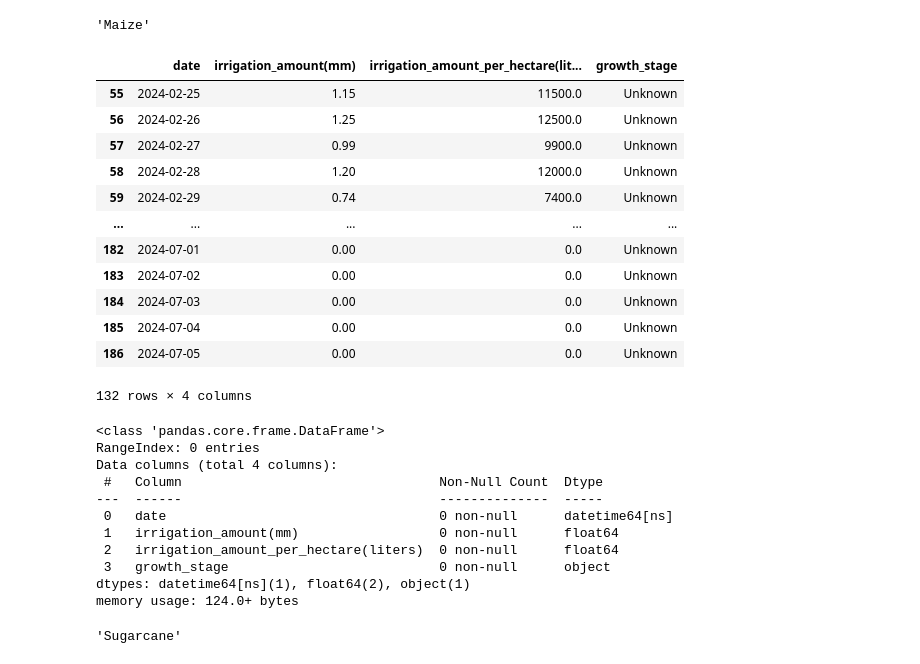
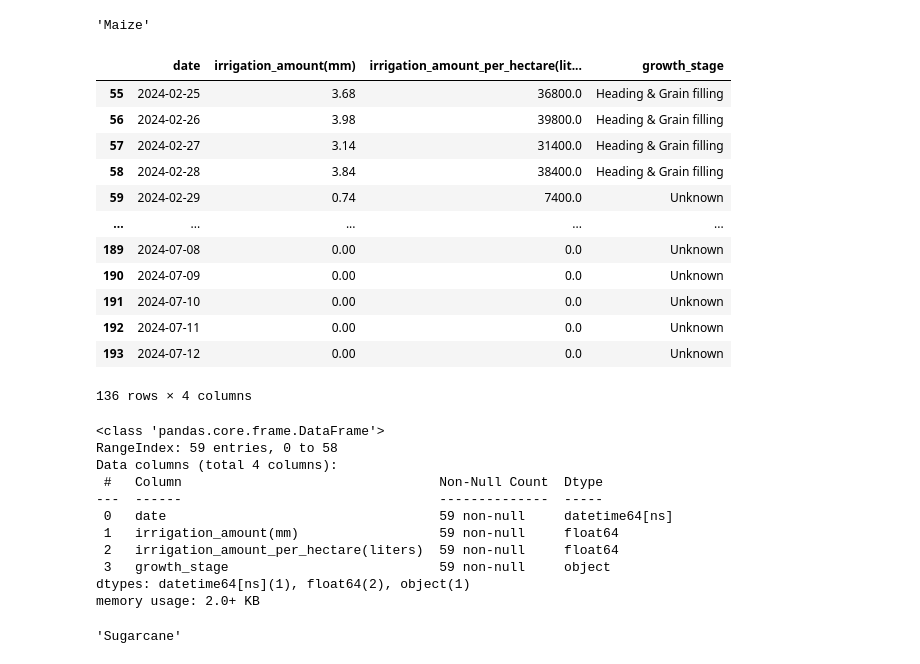
Before and after one commit to Godwin-Oti/Smart-Irrigation-System, a Jupyter notebook: Punjab_India/PUNJAB_2.ipynb, the cells around one changed output. Cells and saved outputs as stored; diff of their text form; code cells hidden in the pictures.

```diff
--- a/Punjab_India/PUNJAB_2.ipynb
+++ b/Punjab_India/PUNJAB_2.ipynb
@@ -511,0 +1488,17 @@ present_data_with_forecast_data
+# %%
+import pandas as pd
+
+# Define the data for traditional and smart irrigation water usage
+data = {
+    'Crop': ['Wheat', 'Rice', 'Maize', 'Sugarcane', 'Cotton', 'Barley', 'Potatoes', 'Pulses'],
+    'Traditional Irrigation (mm)': [950, 3500, 1400, 4000, 1600, 750, 1200, 700],  # Adjusted for 50% efficiency
+    'Smart Irrigation (mm)': [291.83, 666.80, 204.34, 1003.83, 362.29, 290.96, 751.93, 313.91],
+}
+
+# Calculate the water saved and the percentage saved
+data['Water Saved (mm)'] = [data['Traditional Irrigation (mm)'][i] - data['Smart Irrigation (mm)'][i] for i in range(len(data['Crop']))]
+data['Percentage Saved (%)'] = [(data['Water Saved (mm)'][i] / data['Traditional Irrigation (mm)'][i]) * 100 for i in range(len(data['Crop']))]
+
+# Create DataFrame
+df = pd.DataFrame(data)
+df
@@ -611,7 +1614,7 @@ import pandas as pd
 from datetime import datetime
 from dotenv import load_dotenv
 import os
-import psycopg2
+#import psycopg2
 
 # Load environment variables from .env file
 load_dotenv()
@@ -636,16 +1639,18 @@ growth_stages['Wheat'].extend([
     {'start': '2024-02-11', 'end': '2024-04-10', 'Kc': 0.7, 'stage': 'Maturity & Ripening'}
 ])
 
-# Define growth stages for Rice
+# Define growth stages for Rice (Rabi)
 growth_stages['Rice'].extend([
     {'start': '2023-11-11', 'end': '2024-01-10', 'Kc': 1.2, 'stage': 'Heading & Grain filling'},
     {'start': '2024-01-11', 'end': '2024-03-10', 'Kc': 0.8, 'stage': 'Maturity & Ripening'}
 ])
 
-# Define growth stages for Maize
+# Define growth stages for Maize(Rabi)
 growth_stages['Maize'].extend([
-    {'start': '2023-10-21', 'end': '2023-12-10', 'Kc': 1.2, 'stage': 'Heading & Grain filling'},
-    {'start': '2023-12-11', 'end': '2024-02-10', 'Kc': 0.7, 'stage': 'Maturity & Ripening'}
+    {'start': '2023-10-01', 'end': '2023-10-31', 'Kc': 0.4, 'stage': 'Initial'},
+    {'start': '2023-11-01', 'end': '2023-12-31', 'Kc': 0.775, 'stage': 'Crop Development'},
+    {'start': '2024-01-01', 'end': '2024-02-28', 'Kc': 1.125, 'stage': 'Heading & Grain filling'},
+    {'start': '2024-03-01', 'end': '2024-04-30', 'Kc': 0.85,'stage': 'Maturity & Ripening'}
 ])
 
 # Define growth stages for Sugarcane
@@ -664,7 +1669,7 @@ growth_stages['Cotton'].extend([
     {'start': '2024-11-01', 'end': '2024-12-31', 'Kc': 0.75, 'stage': 'Maturity'}
 ])
 
-# Define growth stages for Barley
+# Define growth stages for Barley(Rabi)
 growth_stages['Barley'].extend([
     {'start': '2023-10-01', 'end': '2023-10-30', 'Kc': 0.3, 'stage': 'Initial'},
     {'start': '2023-11-01', 'end': '2023-12-10', 'Kc': 0.7, 'stage': 'Crop Development'},
@@ -967,50 +1968,50 @@ rice_irrigation_schedule
 'Maize'
 # %%
 
-threshold_soil_moisture = 0.220757  # Example threshold in m³/m³(which is mean of soil moisture in the Dataset)
+threshold_soil_moisture = 0.215963  # Example threshold in m³/m³(which is mean of soil moisture in the Dataset)
 
 # Calculate soil deficit
 maize_data['soil_deficit(mm)'] = maize_data['ETc (mm)'] - maize_data['precipitation (mm)']
 maize_data['irrigation_need'] = maize_data['soil_moisture_28_to_100cm (m³/m³)'] < threshold_soil_moisture
 
 # Function to calculate irrigation need
 def calculate_irrigation_need(soil_moisture, threshold, soil_deficit):
     if soil_moisture < threshold:
         return max(0, threshold - soil_moisture + soil_deficit)
     return 0
 
 # Calculate irrigation amount in mm
 maize_data['irrigation_amount(mm)'] = maize_data.apply(lambda row: calculate_irrigation_need(
     row['soil_moisture_28_to_100cm (m³/m³)'], threshold_soil_moisture, row['soil_deficit(mm)']), axis=1).round(2)
 
 # Calculate irrigation amount per hectare in liters and round to 2 decimal places
 maize_data['irrigation_amount_per_hectare(liters)'] = (maize_data['irrigation_amount(mm)'] * 10000).round(2)
 
 # Create an irrigation schedule
 irrigation_schedule = maize_data[maize_data['irrigation_need'] == True][['date', 'irrigation_amount(mm)', 'irrigation_amount_per_hectare(liters)', 'growth_stage']]
 
 # Display the irrigation schedule
 irrigation_schedule
 # %% [output]
 |  | date | irrigation_amount(mm) | irrigation_amount_per_hectare(lit... | growth_stage |
-| 55 | 2024-02-25 | 1.15 | 11500.0 | Unknown |
-| 56 | 2024-02-26 | 1.25 | 12500.0 | Unknown |
-| 57 | 2024-02-27 | 0.99 | 9900.0 | Unknown |
-| 58 | 2024-02-28 | 1.20 | 12000.0 | Unknown |
+| 55 | 2024-02-25 | 3.68 | 36800.0 | Heading & Grain filling |
+| 56 | 2024-02-26 | 3.98 | 39800.0 | Heading & Grain filling |
+| 57 | 2024-02-27 | 3.14 | 31400.0 | Heading & Grain filling |
+| 58 | 2024-02-28 | 3.84 | 38400.0 | Heading & Grain filling |
 | 59 | 2024-02-29 | 0.74 | 7400.0 | Unknown |
 | ... | ... | ... | ... | ... |
-| 182 | 2024-07-01 | 0.00 | 0.0 | Unknown |
-| 183 | 2024-07-02 | 0.00 | 0.0 | Unknown |
-| 184 | 2024-07-03 | 0.00 | 0.0 | Unknown |
-| 185 | 2024-07-04 | 0.00 | 0.0 | Unknown |
-| 186 | 2024-07-05 | 0.00 | 0.0 | Unknown |
+| 189 | 2024-07-08 | 0.00 | 0.0 | Unknown |
+| 190 | 2024-07-09 | 0.00 | 0.0 | Unknown |
+| 191 | 2024-07-10 | 0.00 | 0.0 | Unknown |
+| 192 | 2024-07-11 | 0.00 | 0.0 | Unknown |
+| 193 | 2024-07-12 | 0.00 | 0.0 | Unknown |
-132 rows × 4 columns
+136 rows × 4 columns
 # %%
 maize_data.head(4)
 # %%
 # Create an irrigation schedule within the growing season of Maize
-irrigation_schedule_maize = maize_data[(maize_data['date'] >= '2023-10-21') &
-                                              (maize_data['date'] <= '2024-02-10') &
+irrigation_schedule_maize = maize_data[(maize_data['date'] >= '2023-10-01') &
+                                              (maize_data['date'] <= '2024-04-30') &
                                               (maize_data['irrigation_amount(mm)'] > 0)][['date', 'irrigation_amount(mm)', 'irrigation_amount_per_hectare(liters)', 'growth_stage']]
 
 
@@ -1019,16 +2020,16 @@ maize_irrigation_schedule=irrigation_schedule_maize.reset_index(drop=True)
 maize_irrigation_schedule.info()
 # %% [output]
 <class 'pandas.core.frame.DataFrame'>
-RangeIndex: 0 entries
+RangeIndex: 59 entries, 0 to 58
 Data columns (total 4 columns):
  #   Column                                 Non-Null Count  Dtype
 ---  ------                                 --------------  -----
- 0   date                                   0 non-null      datetime64[ns]
- 1   irrigation_amount(mm)                  0 non-null      float64
- 2   irrigation_amount_per_hectare(liters)  0 non-null      float64
- 3   growth_stage                           0 non-null      object
+ 0   date                                   59 non-null     datetime64[ns]
+ 1   irrigation_amount(mm)                  59 non-null     float64
+ 2   irrigation_amount_per_hectare(liters)  59 non-null     float64
+ 3   growth_stage                           59 non-null     object
 dtypes: datetime64[ns](1), float64(2), object(1)
-memory usage: 124.0+ bytes
+memory usage: 2.0+ KB
 # %%
 """Sugarcane"""
 # %% [output]
```
Also changed, not shown: parts of 79 cells of this notebook, 4 other files.
